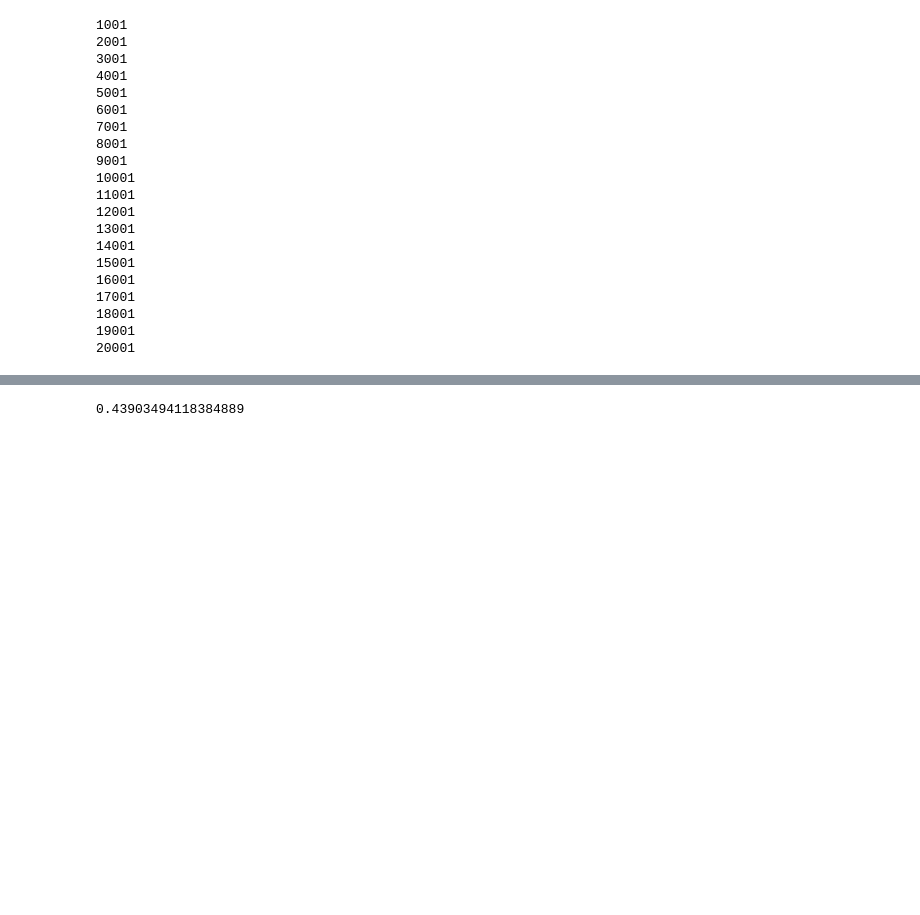
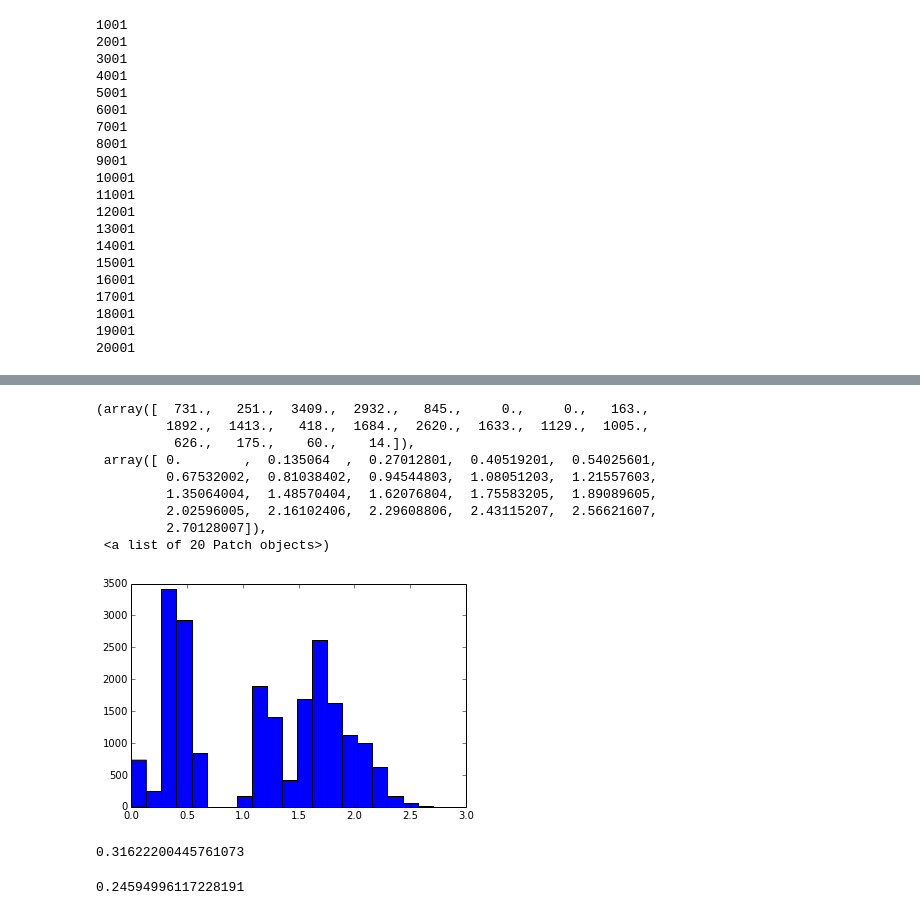
Before and after one commit to pranaykumarm/Collaborative-Filtering, a Jupyter notebook: Similarity_syn-ovelp1.ipynb, the cells around one changed output, grey strips where cells are left out. Saved outputs shown, nothing was run; the diff lists cells and outputs as text; code cells hidden in the pictures; blank space fills up the shorter version.

```diff
--- a/Similarity_syn-ovelp1.ipynb
+++ b/Similarity_syn-ovelp1.ipynb
@@ -503,7 +568,26 @@ ax.hist(scores,20)
+# %%
+fig = plt.figure()
+ax = fig.add_subplot(111)
+ax.hist(scores,20)
+# %% [output]
+(array([  731.,   251.,  3409.,  2932.,   845.,     0.,     0.,   163.,
+         1892.,  1413.,   418.,  1684.,  2620.,  1633.,  1129.,  1005.,
+          626.,   175.,    60.,    14.]),
+ array([ 0.        ,  0.135064  ,  0.27012801,  0.40519201,  0.54025601,
+         0.67532002,  0.81038402,  0.94544803,  1.08051203,  1.21557603,
+         1.35064004,  1.48570404,  1.62076804,  1.75583205,  1.89089605,
+         2.02596005,  2.16102406,  2.29608806,  2.43115207,  2.56621607,
+         2.70128007]),
+ <a list of 20 Patch objects>)
+[figure, added]
+# %%
+max(scores[:500])
+# %% [output]
+0.31622200445761073
 # %%
-max(scores[:1000])
+max(scores[500:1000])
 # %% [output]
-0.43903494118384889
+0.24594996117228191
 # %%
 min(scores[1000:])
 # %% [output]
```
Also changed, not shown: parts of 17 cells of this notebook, 1 other file.
